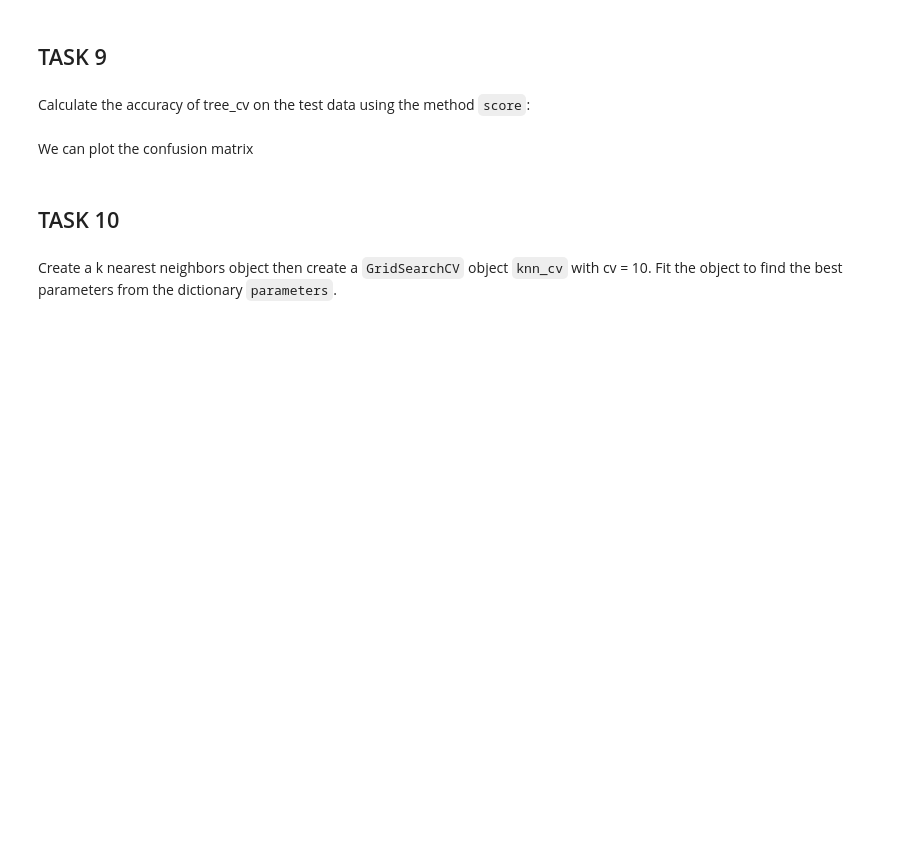
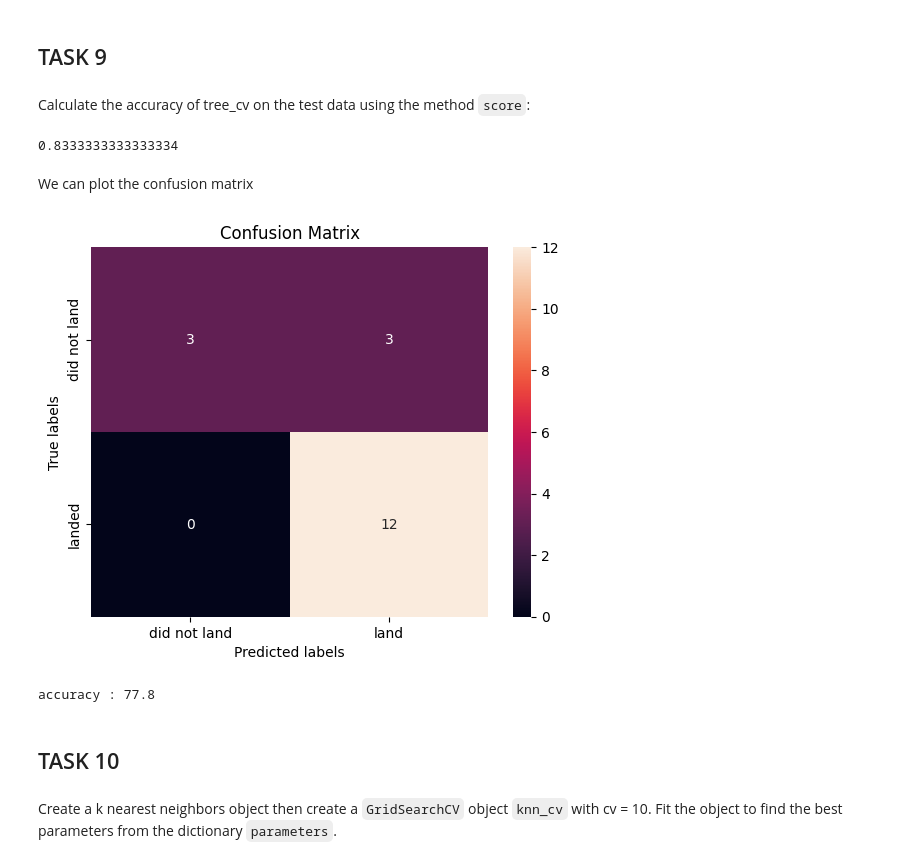
Before and after one commit to gfmattos/cr_spacey, a Jupyter notebook: notebooks/s4-prediction.ipynb, the cells around one changed output. Drawn from its saved outputs; the diff is of its cells as text; code cells hidden in the pictures; blank space fills up the shorter version.

Commit message:
Finished the prediction notebook.

```diff
--- a/notebooks/s4-prediction.ipynb
+++ b/notebooks/s4-prediction.ipynb
@@ -169,0 +243,8 @@ plot_confusion_matrix(Y_test,yhat)
+# %%
+bestsvm = svm_cv.best_estimator_
+
+bestsvm.fit(X_train,y_train)
+
+svm_score = bestsvm.score(X_test,y_test).round(3) * 100
+
+print("accuracy :", svm_score)
@@ -180,6 +263,9 @@ parameters = {'criterion': ['gini', 'entropy'],
      'min_samples_split': [2, 5, 10]}
 
 tree = DecisionTreeClassifier()
+# %%
+tree_cv = GridSearchCV(tree,parameters,cv=10)
+tree_cv.fit(X_train,y_train)
 # %%
 print("tuned hpyerparameters :(best parameters) ",tree_cv.best_params_)
 print("accuracy :",tree_cv.best_score_)
@@ -187,11 +276,27 @@ print("accuracy :",tree_cv.best_score_)
 ## TASK  9
 # %% [markdown]
 Calculate the accuracy of tree_cv on the test data using the method <code>score</code>:
+# %%
+tree_cv.score(X_test,y_test)
+# %% [output]
+0.8333333333333334
 # %% [markdown]
 We can plot the confusion matrix
 # %%
-yhat = svm_cv.predict(X_test)
-plot_confusion_matrix(Y_test,yhat)
+yhat = tree_cv.predict(X_test)
+plot_confusion_matrix(y_test,yhat)
+# %% [output]
+[figure, added]
+# %%
+besttree = tree_cv.best_estimator_
+
+besttree.fit(X_train,y_train)
+
+tree_score = besttree.score(X_test,y_test).round(3) * 100
+
+print("accuracy :", tree_score)
+# %% [output]
+accuracy : 77.8
 # %% [markdown]
 ## TASK  10
 # %% [markdown]
```
Also changed, not shown: parts of 27 cells of this notebook, 2 other files.
